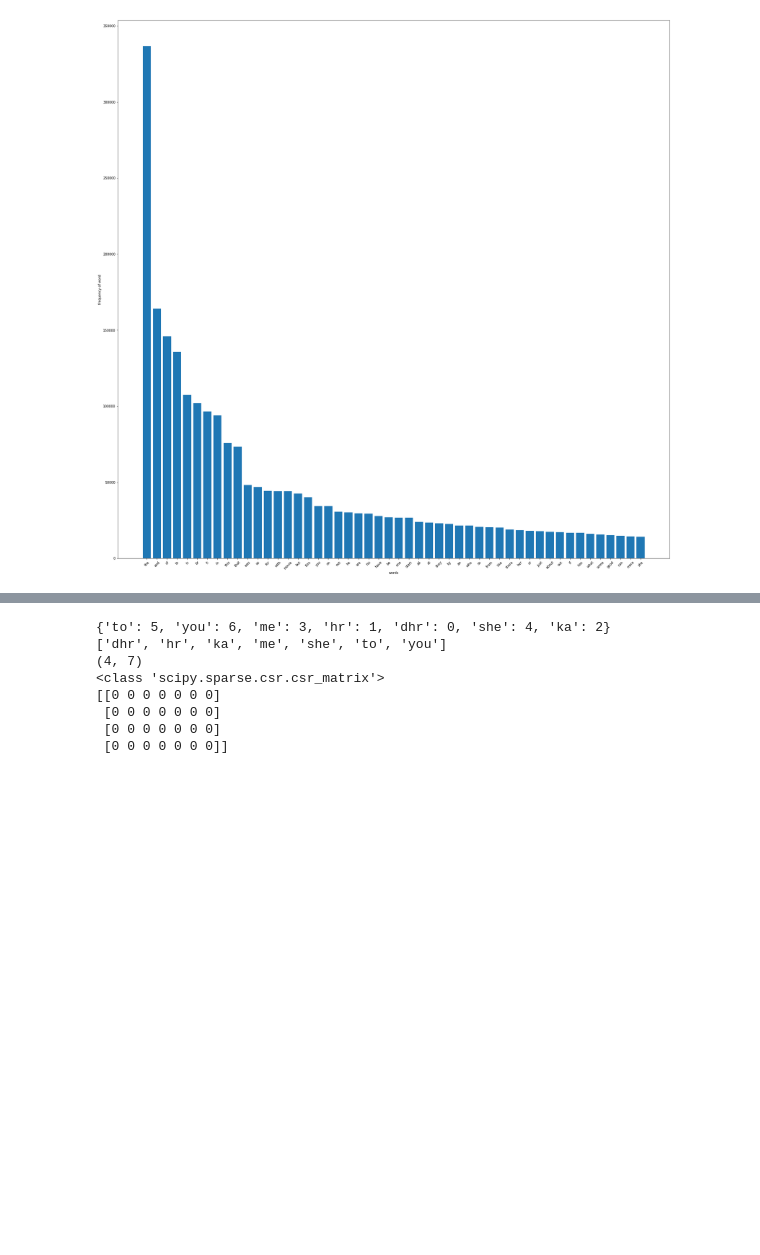
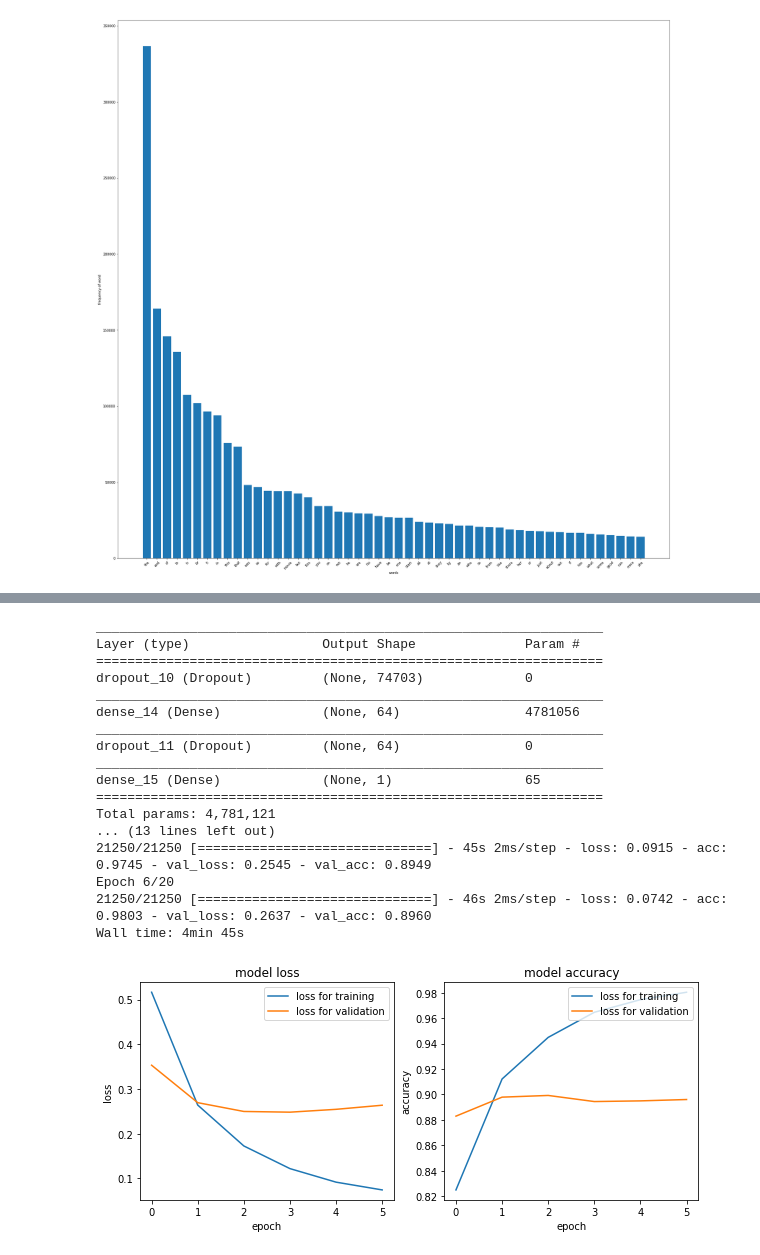
Before and after one commit to kuThang/study-tensor-keras, a Jupyter notebook: imdb_v3.ipynb, the cells around one changed output, grey strips where cells are left out. Cells and saved outputs as stored; diff of their text form; code cells hidden in the pictures; blank space fills up the shorter version.

Commit message:
add imdb_v3 file

```diff
--- a/imdb3.ipynb
+++ b/imdb_v3.ipynb
@@ -31,10 +27,10 @@ vocaburary size is  88584
 # %%
 def decode_review(text, dictionary):
-    return ' '.join([dictionary[i] for i in text])
+    return ' '.join([dictionary.get(i, "0") for i in text])
 
 def decode_all(input_data, dictionary):
     decode_list = []
-    for i in range(input_data.shape[0]):
+    for i in range(len(input_data)):
         decode_ = decode_review(input_data[i], dictionary)
         decode_list.append(decode_.lower())
     return decode_list
@@ -49,7 +45,8 @@ def reverse_dictionary(word_index):
     reverse_word_index = dict([(value, key) for (key, value) in word_index.items()])
     return reverse_word_index
 
-reverse_word_index =  reverse_dictionary(word_index)
+word_index = imdb.get_word_index()
+reverse_word_index = reverse_dictionary(word_index)
 vocaburary_size = len(reverse_word_index)
 
 print("vocaburary size is ", vocaburary_size)
@@ -139,6 +128,7 @@ def load_data():
      - test_data_text
      - test_data_label
      """
+    imdb = keras.datasets.imdb
     (input_train_data, input_train_labels), (input_test_data, input_test_labels) = imdb.load_data()
     word_index = imdb.get_word_index()
     reverse_word_index =  reverse_dictionary(word_index)
@@ -150,29 +140,32 @@ def load_data():
            input_data_test_decode, input_test_labels)
 
 def mlp_model(layers, units, dropout_rate, input_shape, num_classes):
-    optimizer_units, optimizer_activation = get_last_layer_units_and_activation(num_classes)
     model = Sequential()
     model.add(Dropout(rate=dropout_rate, input_shape=input_shape))
-    for _ in range(layers-1):
+    for _ in range(layers - 1):
         model.add(Dense(units=units, activation='relu'))
         model.add(Dropout(rate=dropout_rate))
     model.add(Dense(1, activation='sigmoid'))
+    model.summary()
     return model
 # %%
 def train_ngram_model(learning_rate=1e-3, epochs=1000, batch_size=128, layers=2, units=64, dropout_rate=0.2):
     num_classes=2
-    (input_train_data, input_train_labels), (input_test_data, input_test_labels) = imdb.load_data()
-    word_index = imdb.get_word_index()
-    reverse_word_index =  reverse_dictionary(word_index)
+    input_train_data, input_train_labels, input_test_data, input_test_labels = load_data()
+#     word_index = imdb.get_word_index()
+#     reverse_word_index =  reverse_dictionary(word_index)
 
-    input_data_train_decode = decode_all(input_train_data, reverse_word_index)
+#     input_data_train_decode = decode_all(input_train_data, reverse_word_index)
+    input_train_data_vector=ngram_vectorize(input_train_data, input_train_labels)
 
-    model = mlp_model(layers, units, dropout_rate, train_data.shape[1:], num_classes)
-    callbacks=[tf.keras.callbacks.EarlyStopping(monitor='val_loss', patience=2)]
+    model = mlp_model(
+        layers=layers, units=units, dropout_rate=dropout_rate,
+        input_shape=input_train_data_vector.shape[1:], num_classes=num_classes)
     model.compile(optimizer='adam', loss='binary_crossentropy', metrics=['acc'])
 
-    input_train_data_vector=ngram_vectorize(input_data_train_decode, input_train_labels)
+    callbacks=[tf.keras.callbacks.EarlyStopping(monitor='val_loss', patience=2)]
     fit = model.fit(input_train_data_vector, input_train_labels, epochs=20, batch_size=128, callbacks=callbacks, validation_split=0.15)
+
     fig, (axL, axR) = plt.subplots(ncols=2, figsize=(10,4))
     plot_history_loss(fit, axL)
     plot_history_acc(fit, axR)
@@ -237,7 +232,7 @@ film was just brilliant casting location scenery story direction everyone's real
 # %%
 def lstm_model(max_features, embedding_output_dims,  units, dropout_rate, num_classes):
     model = Sequential()
-    model.add(Embedding(input_dim=max_features, output_dims=embedding_output_dims))
+    model.add(Embedding(input_dim=max_features, output_dim=embedding_output_dims))
     model.add(Bidirectional(LSTM(units=units, return_sequences = True)))
     model.add(GlobalMaxPool1D())
     model.add(Dense(units, activation="relu"))
@@ -251,30 +246,38 @@ def train_lstm(learning_rate=1e-3, embedding_output_dims =128,epochs=1000, batch
     num_classes=2
 
     train_x, train_y, test_x, test_y = load_data()
+    cleaned_train_x, cleaned_test_x = remove_top_words(train_x, test_x)
+    train_to_sequence, test_to_sequence, max_features = text_to_sequences(cleaned_train_x, cleaned_test_x)
 
-
-    word_index = imdb.get_word_index()
-    reverse_word_index =  reverse_dictionary(word_index)
-    input_data_train_decode = decode_all(input_train_data, reverse_word_index)
-
-    ngrams, counts = get_top_frequently_words(10, input_train_data, reverse_word_index)
-
-    model = lstm_model(max_features=60000,
+    model = lstm_model(max_features=max_features,
                        embedding_output_dims=embedding_output_dims, units=32, dropout_rate=dropout_rate, num_classes=num_classes)
-    callbacks=[tf.keras.callbacks.EarlyStopping(monitor='val_loss', patience=2)]
     model.compile(optimizer='adam', loss='binary_crossentropy', metrics=['acc'])
 
-    input_train_data_vector=ngram_vectorize(input_data_train_decode, input_train_labels)
-    fit = model.fit(input_train_data_vector, input_train_labels, epochs=20, batch_size=128, callbacks=callbacks, validation_split=0.15)
+    callbacks=[tf.keras.callbacks.EarlyStopping(monitor='val_loss', patience=2)]
+    fit = model.fit(train_to_sequence, train_y, epochs=20, batch_size=128, callbacks=callbacks, validation_split=0.15)
     fig, (axL, axR) = plt.subplots(ncols=2, figsize=(10,4))
     plot_history_loss(fit, axL)
     plot_history_acc(fit, axR)
+    return
-# %% [output]
-{'to': 5, 'you': 6, 'me': 3, 'hr': 1, 'dhr': 0, 'she': 4, 'ka': 2}
-['dhr', 'hr', 'ka', 'me', 'she', 'to', 'you']
-(4, 7)
-<class 'scipy.sparse.csr.csr_matrix'>
-[[0 0 0 0 0 0 0]
- [0 0 0 0 0 0 0]
- [0 0 0 0 0 0 0]
- [0 0 0 0 0 0 0]]
+# %%
+%%time
+train_ngram_model()
+# %% [output]
+_________________________________________________________________
+Layer (type)                 Output Shape              Param #
+=================================================================
+dropout_10 (Dropout)         (None, 74703)             0
+_________________________________________________________________
+dense_14 (Dense)             (None, 64)                4781056
+_________________________________________________________________
+dropout_11 (Dropout)         (None, 64)                0
+_________________________________________________________________
+dense_15 (Dense)             (None, 1)                 65
+=================================================================
+Total params: 4,781,121
+... (13 lines left out)
+21250/21250 [==============================] - 45s 2ms/step - loss: 0.0915 - acc: 0.9745 - val_loss: 0.2545 - val_acc: 0.8949
+Epoch 6/20
+21250/21250 [==============================] - 46s 2ms/step - loss: 0.0742 - acc: 0.9803 - val_loss: 0.2637 - val_acc: 0.8960
+Wall time: 4min 45s
+[figure, added]
```
Also changed, not shown: parts of 8 cells of this notebook.
